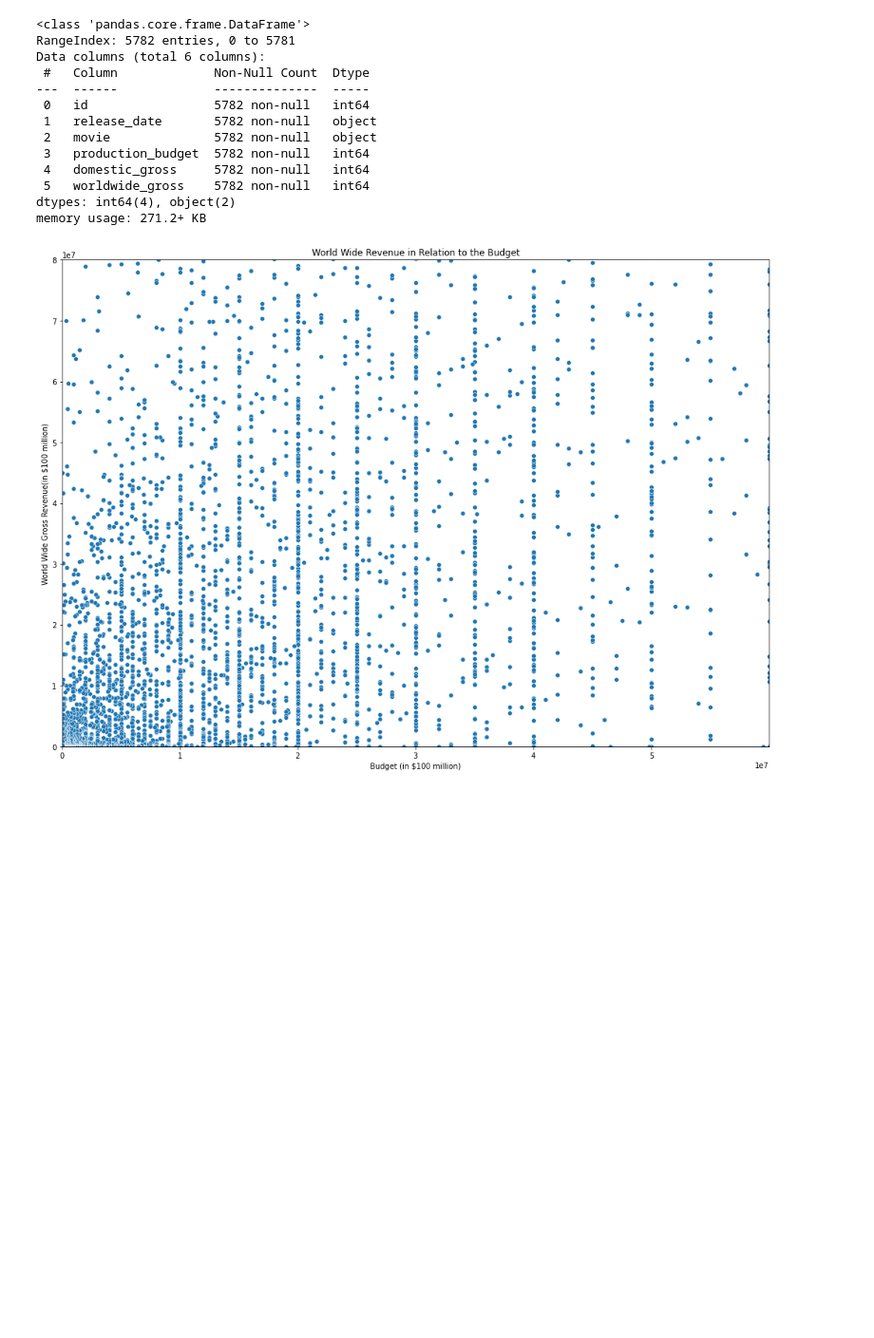
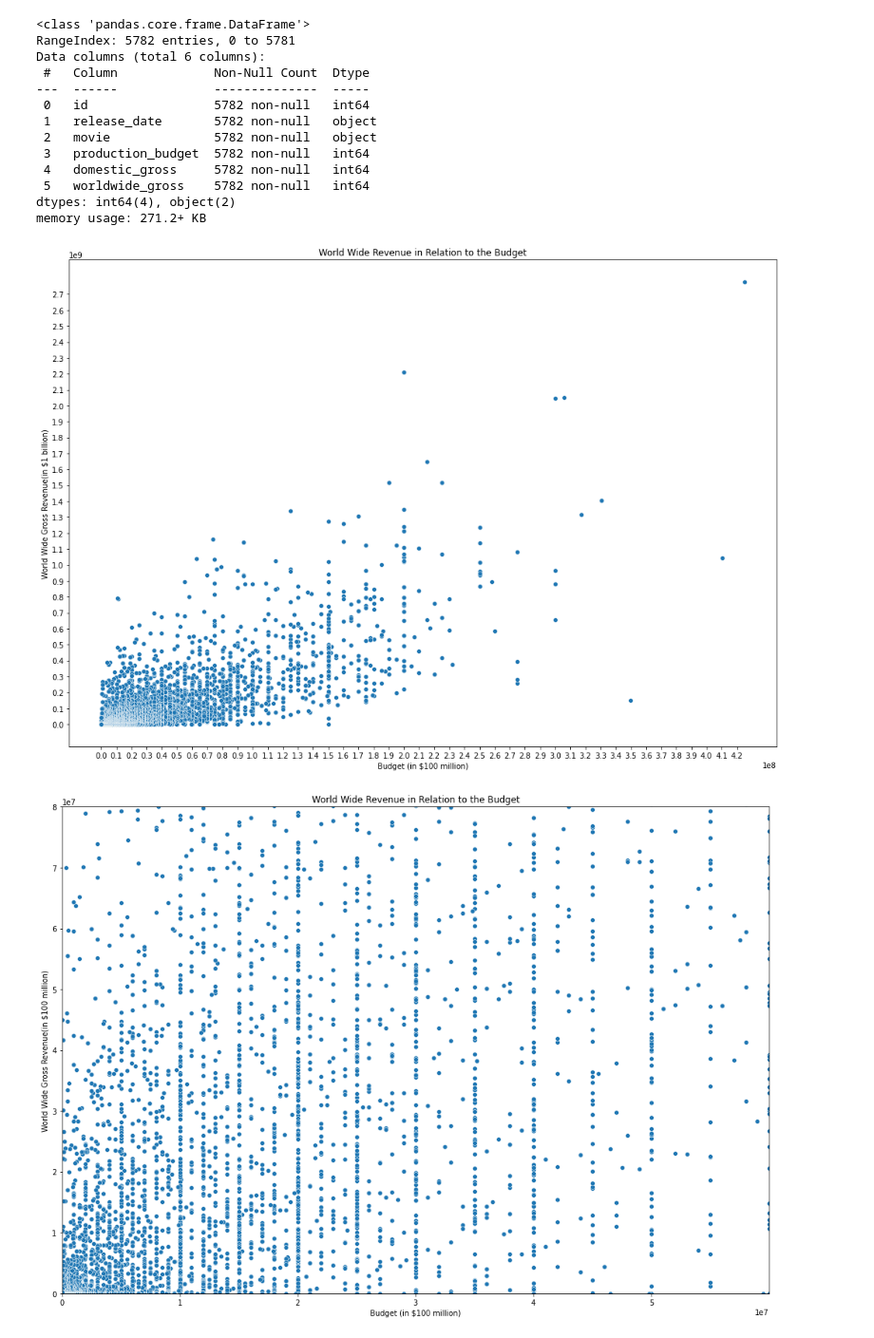
Before and after one commit to samlimish/new_project1, a Jupyter notebook: Microsoft Popular Movie Genres Analysis.ipynb, the cells around one changed output. Shown at 95% size. Cells and saved outputs as stored; diff of their text form; code cells hidden in the pictures; blank space fills up the shorter version.

```diff
--- a/Microsoft Popular Movie Genres Analysis.ipynb
+++ b/Microsoft Popular Movie Genres Analysis.ipynb
@@ -211,4 +236,15 @@ Data columns (total 6 columns):
  5   worldwide_gross    5782 non-null   int64
 dtypes: int64(4), object(2)
 memory usage: 271.2+ KB
+# %%
+plt.figure(figsize=(17,12))
+plt.title('World Wide Revenue in Relation to the Budget')
+plt.xlabel('Budget (in $100 million)')
+plt.ylabel('World Wide Gross Revenue(in $1 billion)')
+plt.xticks(np.arange(min(tn_movie_budgets_df['production_budget']),max(tn_movie_budgets_df['production_budget']),10000000))
+plt.yticks(np.arange(min(tn_movie_budgets_df['worldwide_gross']),max(tn_movie_budgets_df['worldwide_gross']),100000000))
+sns.scatterplot(x=tn_movie_budgets_df['production_budget'],y=tn_movie_budgets_df['worldwide_gross'])#,s=55, cmap=cmap, norm=norm)
+plt.show()
+# %% [output]
+[figure, added]
 # %%
```
Also changed, not shown: parts of 13 cells of this notebook.
